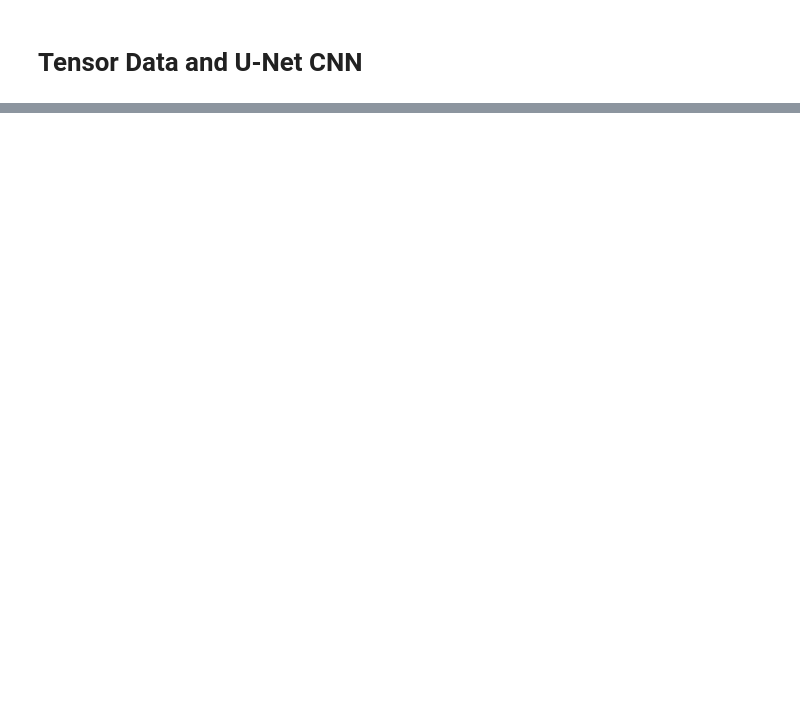
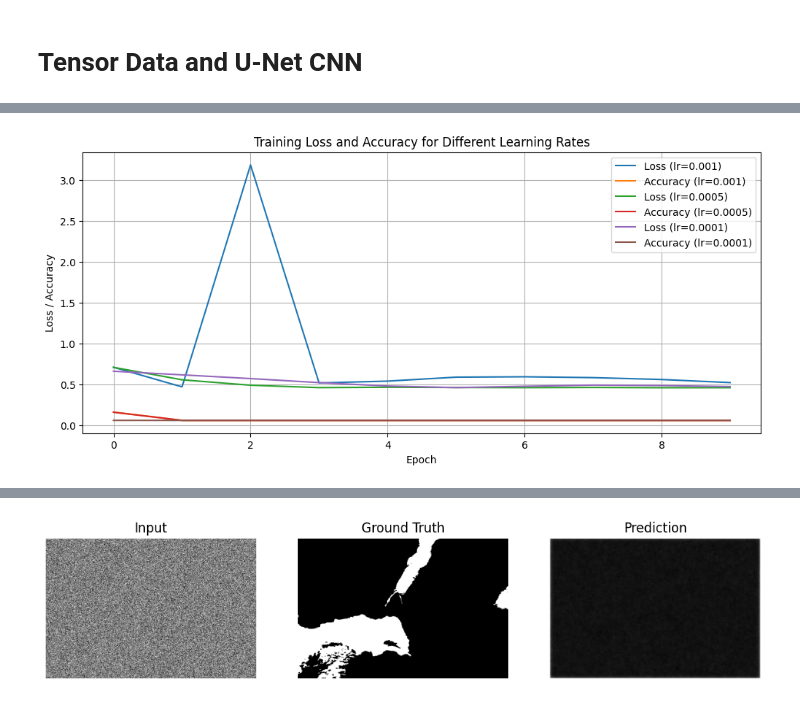
Before and after one commit to TrueMichato/sub-seasonal-cmip-analysis, a Jupyter notebook: src/ensemblineg_pipline.ipynb, the cells around one changed output, grey strips where cells are left out. Drawn from its saved outputs; the diff is of its cells as text; code cells hidden in the pictures; blank space fills up the shorter version.

Commit message:
added hyperparameters for learning rate to the CNN and normalized the data to range of [0,1] added plots

```diff
--- a/src/ensemblineg_pipline.ipynb
+++ b/src/ensemblineg_pipline.ipynb
@@ -427,6 +452,5 @@ from tensorflow.keras.models import Model
 # %%
-from tensorflow.keras.layers import Conv2D, MaxPooling2D, UpSampling2D, concatenate
-
+# Define the U-Net model
 def unet_model(input_shape):
     inputs = Input(input_shape)
 
@@ -459,7 +483,72 @@ def unet_model(input_shape):
     model = Model(inputs=[inputs], outputs=[outputs])
     return model
 
-# Create the model
-input_shape = (400, 600, 24)
-model = unet_model(input_shape)
-model.compile(optimizer='adam', loss='binary_crossentropy', metrics=['accuracy'])
+def visualize_predictions(model, X, y):
+    # Predict on training data
+    predictions = model.predict(X)
+
+    # Visualize some results
+    plt.figure(figsize=(12, 6))
+
+    # Input Image
+    plt.subplot(1, 3, 1)
+    plt.title("Input")
+    plt.imshow(X[0, :, :, 0], cmap='gray')
+    plt.axis('off')
+
+    # Ground Truth
+    plt.subplot(1, 3, 2)
+    plt.title("Ground Truth")
+    plt.imshow(y[0, :, :, 0], cmap='gray')
+    plt.axis('off')
+
+    # Prediction
+    plt.subplot(1, 3, 3)
+    plt.title("Prediction")
+    plt.imshow(predictions[0, :, :, 0], cmap='gray')
+    plt.axis('off')
+
+    plt.show()
+
+# Prepare the data
+X = np.stack([model[0] for model in averaged_models_data_name], axis=-1)  # Shape: (1, 400, 600, 24)
+X = np.expand_dims(X, axis=0)  # Shape: (1, 400, 600, 24)
+y = get_chirps_data(CHIRPS_DATA_PATH)  # Shape: (400, 600)
+y = np.expand_dims(y, axis=-1)  # Shape: (400, 600, 1)
+y = np.expand_dims(y, axis=0)  # Shape: (1, 400, 600, 1)
+
+# Normalize the data
+X = X / np.max(X)  # Normalize input to range [0, 1]
+y = y / np.max(y)  # Normalize target to range [0, 1]
+
+# Initialize learning rates for testing
+learning_rates = [0.001, 0.0005, 0.0001]
+history_per_lr = {}
+
+# Loop over different learning rates
+for lr in learning_rates:
+    print(f"\nTraining with learning rate: {lr}")
+    model = unet_model((400, 600, 24))
+    optimizer = tf.keras.optimizers.Adam(learning_rate=lr)
+    model.compile(optimizer=optimizer, loss='binary_crossentropy', metrics=['accuracy'])
+
+    history = model.fit(X, y, batch_size=1, epochs=10, validation_split=0)
+    history_per_lr[lr] = history.history
+
+    # Visualize predictions after training
+
+# Plot the loss and accuracy for each learning rate
+plt.figure(figsize=(12, 5))
+
+for lr in learning_rates:
+    plt.plot(history_per_lr[lr]['loss'], label=f'Loss (lr={lr})')
+    plt.plot(history_per_lr[lr]['accuracy'], label=f'Accuracy (lr={lr})')
+
+plt.title('Training Loss and Accuracy for Different Learning Rates')
+plt.xlabel('Epoch')
+plt.ylabel('Loss / Accuracy')
+plt.legend()
+plt.grid()
+plt.show()
+visualize_predictions(model, X, y)
+# %% [output]
@@ -465,0 +572 @@ model.compile(optimizer='adam', loss='binary_crossentropy', metrics=['accuracy']
+[figure, added]
@@ -465,0 +574 @@ model.compile(optimizer='adam', loss='binary_crossentropy', metrics=['accuracy']
+[figure, added]
```
Also changed, not shown: parts of 9 cells of this notebook.
